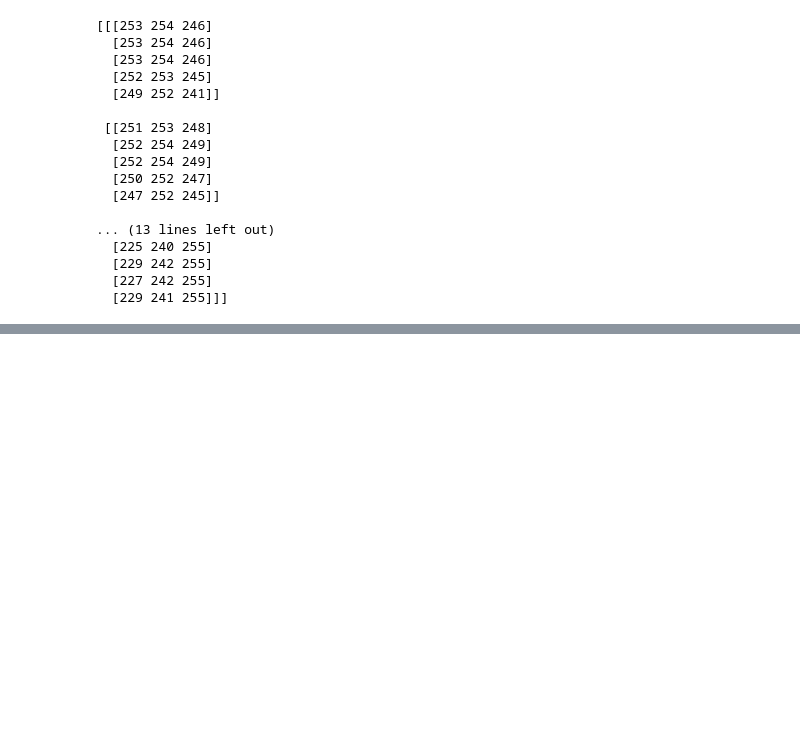
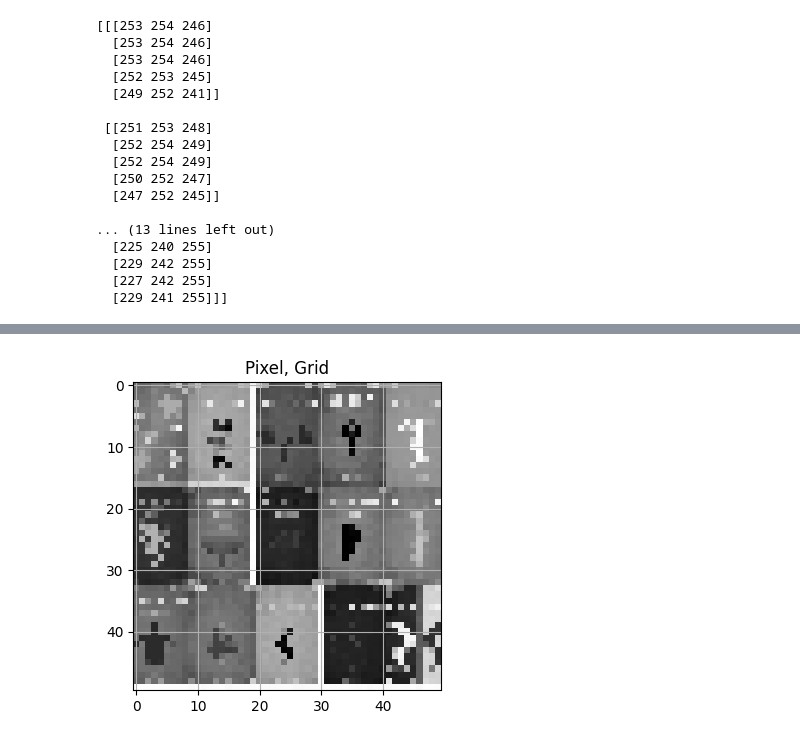
Before and after one commit to Shrayash-hub/ComputerVisionLec, a Jupyter notebook: CVclass1.ipynb, the cells around one changed output, grey strips where cells are left out. Cells and saved outputs as stored; diff of their text form; code cells hidden in the pictures; blank space fills up the shorter version.

```diff
--- a/CVclass1.ipynb
+++ b/CVclass1.ipynb
@@ -41,0 +75,11 @@ print(img[0:5,0:5]) # prints the pixel values of a small part of the image -> im
+# %%
+plt.figure(figsize=(4,4)) # Using Matplotlib to create a plotting window. figsize=(10,10) means: width = 10 inches height = 10 inches
+# This makes the image large on the screen, which helps us see the grid and pixels clearly.
+
+plt.imshow(sampled, cmap="gray")
+# This shows the resized grayscale image (sampled).cmap="gray" tells matplotlib: low values → blackhigh values → white So the pixel intensity values are displayed correctly.
+plt.grid(True) # This draws grid lines on the image. Because the image is 50×50, the grid helps visualize that the image is actually a matrix of pixels.
+plt.title("Pixel, Grid")
+plt.show()
+# %% [output]
+[figure, added]
```
Also changed, not shown: parts of 3 cells of this notebook.
